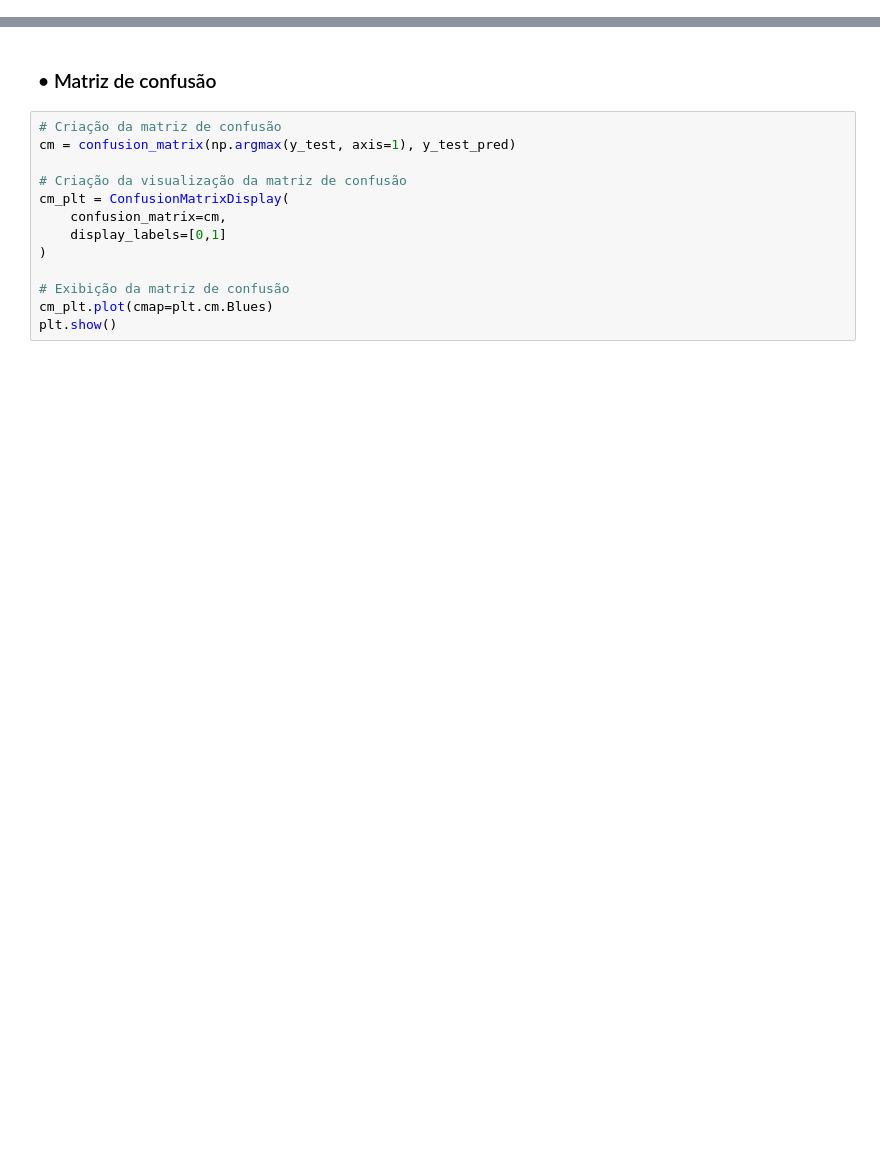
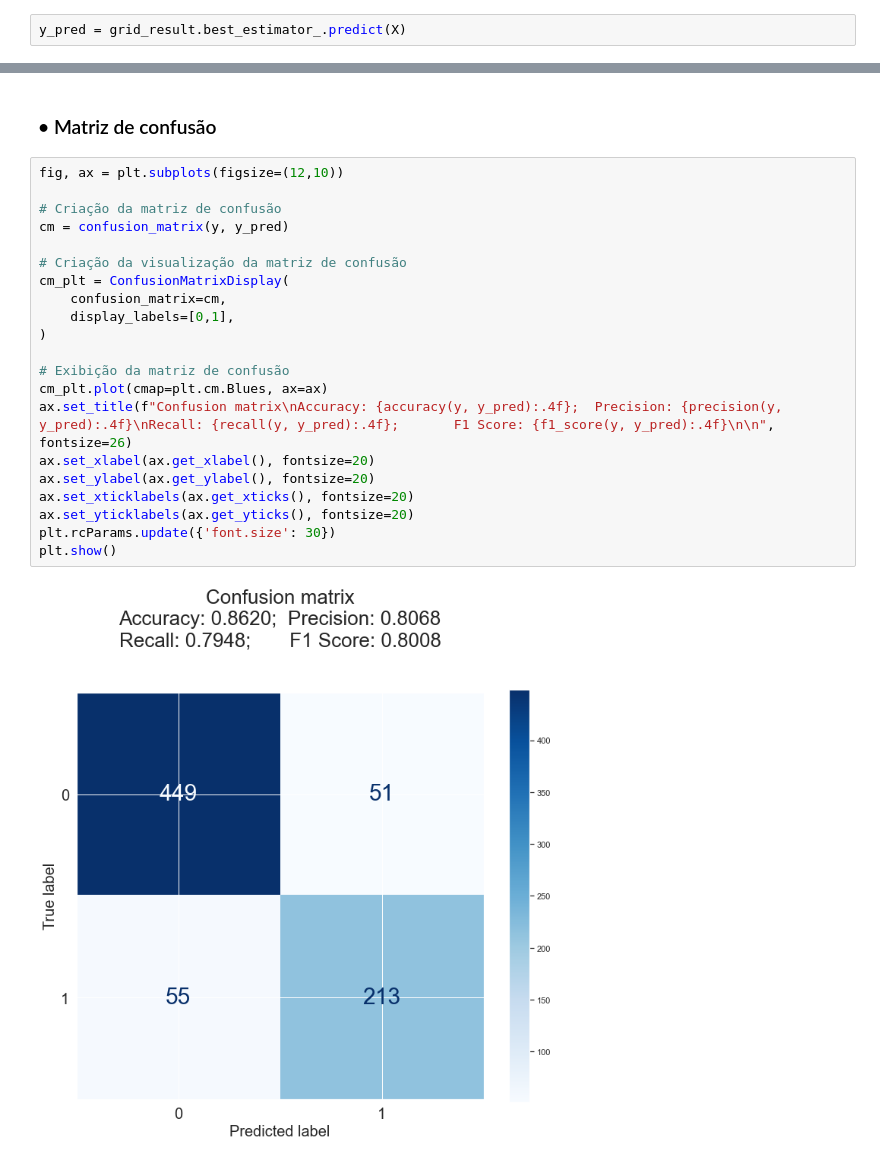
Before and after one commit to pedroboechat/COC361_InteligenciaComputacional, a Jupyter notebook: notebook_classification.ipynb, the cells around one changed output, grey strips where cells are left out. Drawn from its saved outputs; the diff is of its cells as text; blank space fills up the shorter version.

```diff
--- a/notebook_classification.ipynb
+++ b/notebook_classification.ipynb
@@ -397,0 +429,2 @@ y_test_pred = np.argmax(model.predict(X_test), axis=1)
+# %%
+y_pred = grid_result.best_estimator_.predict(X)
@@ -398,15 +433,25 @@ y_test_pred = np.argmax(model.predict(X_test), axis=1)
 # %% [markdown]
 ### • Matriz de confusão
 # %%
+fig, ax = plt.subplots(figsize=(12,10))
+
 # Criação da matriz de confusão
-cm = confusion_matrix(np.argmax(y_test, axis=1), y_test_pred)
+cm = confusion_matrix(y, y_pred)
 
 # Criação da visualização da matriz de confusão
 cm_plt = ConfusionMatrixDisplay(
     confusion_matrix=cm,
-    display_labels=[0,1]
+    display_labels=[0,1],
 )
 
 # Exibição da matriz de confusão
-cm_plt.plot(cmap=plt.cm.Blues)
+cm_plt.plot(cmap=plt.cm.Blues, ax=ax)
+ax.set_title(f"Confusion matrix\nAccuracy: {accuracy(y, y_pred):.4f};  Precision: {precision(y, y_pred):.4f}\nRecall: {recall(y, y_pred):.4f};       F1 Score: {f1_score(y, y_pred):.4f}\n\n", fontsize=26)
+ax.set_xlabel(ax.get_xlabel(), fontsize=20)
+ax.set_ylabel(ax.get_ylabel(), fontsize=20)
+ax.set_xticklabels(ax.get_xticks(), fontsize=20)
+ax.set_yticklabels(ax.get_yticks(), fontsize=20)
+plt.rcParams.update({'font.size': 30})
 plt.show()
+# %% [output]
+[figure, added]
```
Also changed, not shown: parts of 13 cells of this notebook.
